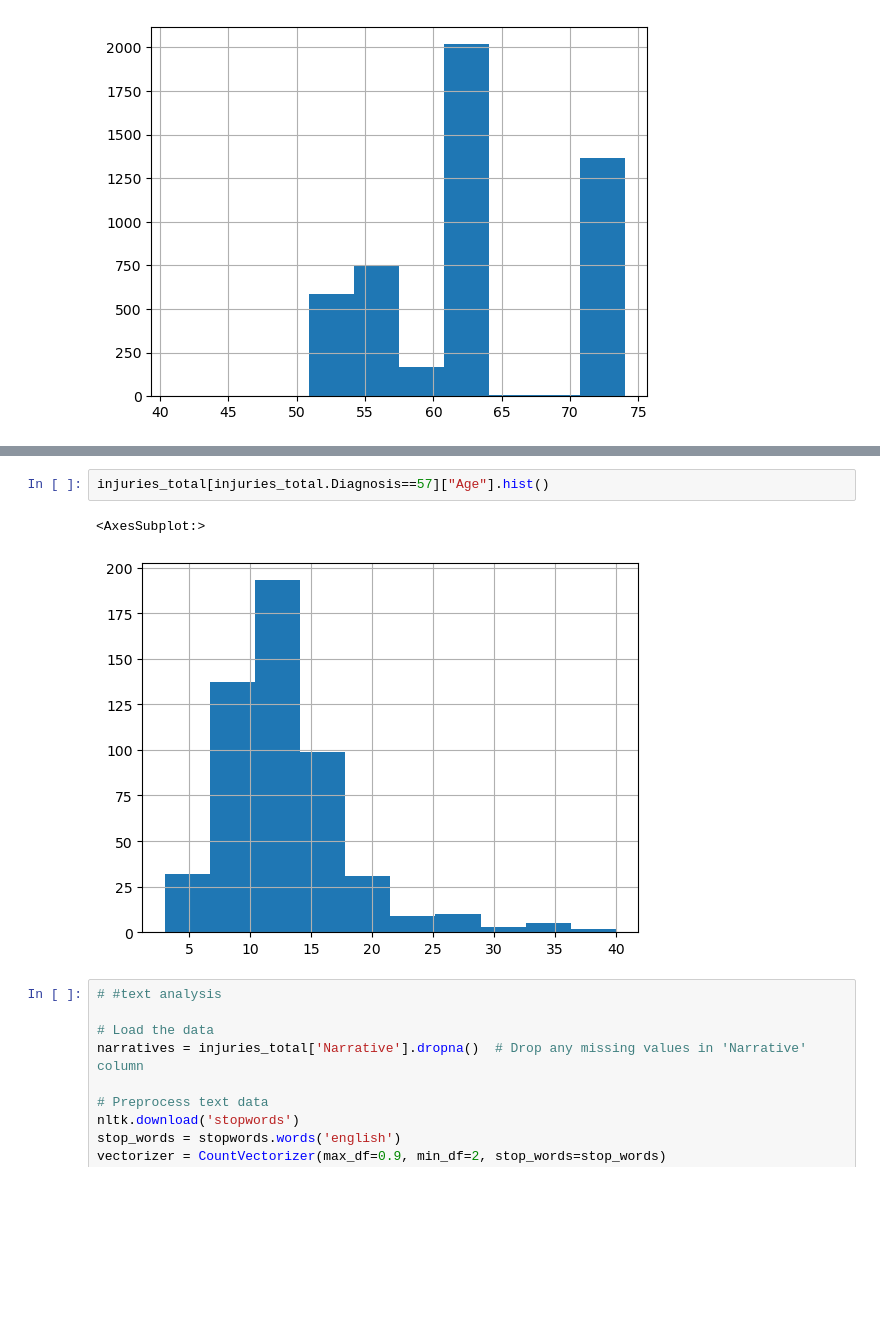
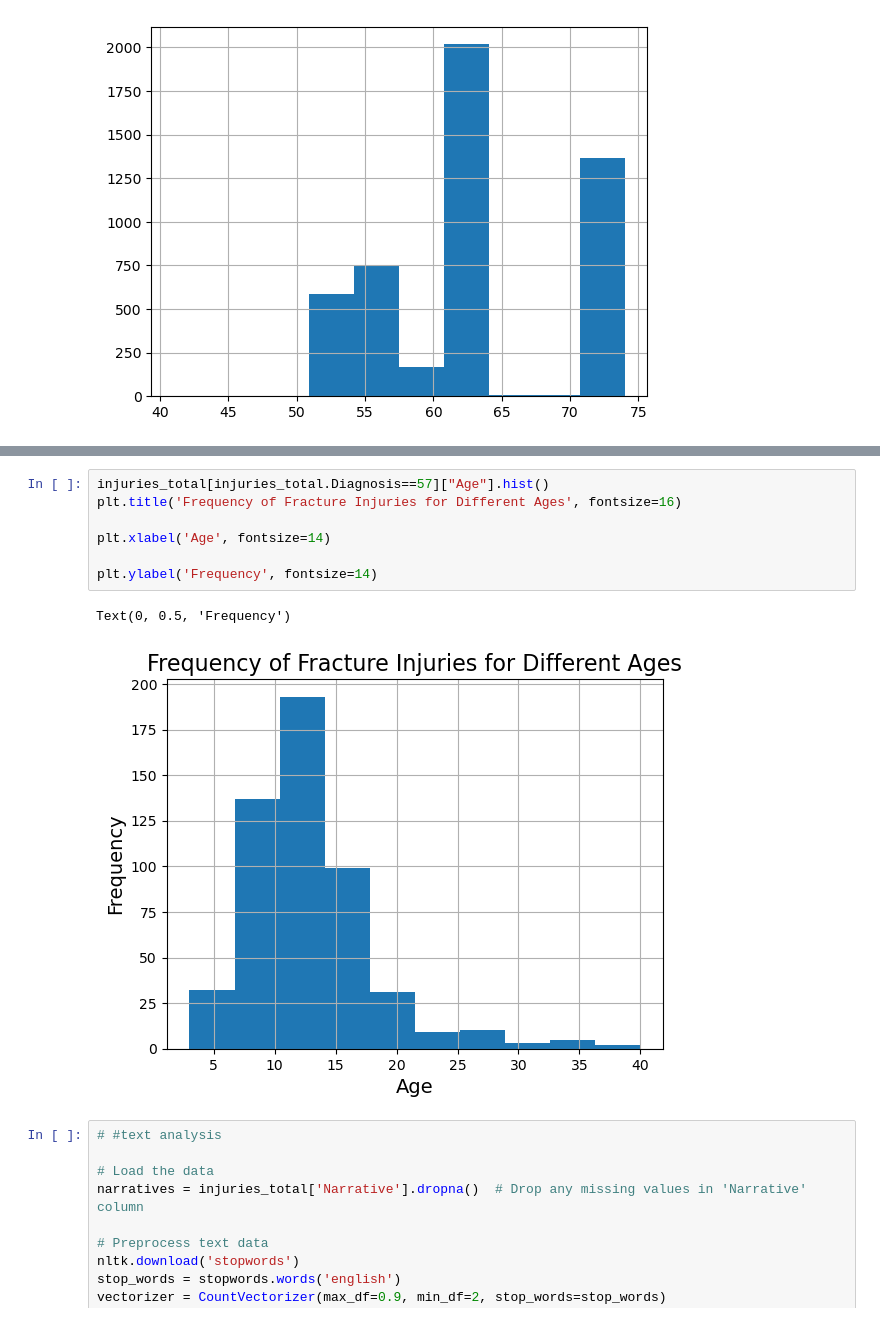
Before and after one commit to ccgurek/Data-400-Final-Project, a Jupyter notebook: Final Project Work.ipynb, the cells around one changed output, grey strips where cells are left out. Saved outputs shown, nothing was run; the diff lists cells and outputs as text; blank space fills up the shorter version.

```diff
--- a/Final Project Work.ipynb
+++ b/Final Project Work.ipynb
@@ -160,8 +166,13 @@ injuries_total[injuries_total.Diagnosis==64]["Age"].hist()
 # %%
 injuries_total[injuries_total.Diagnosis==57]["Age"].hist()
+plt.title('Frequency of Fracture Injuries for Different Ages', fontsize=16)
+
+plt.xlabel('Age', fontsize=14)
+
+plt.ylabel('Frequency', fontsize=14)
 # %% [output]
-<AxesSubplot:>
+Text(0, 0.5, 'Frequency')
-[figure, old version]
+[figure, new version]
 # %%
 # #text analysis
 
```
Also changed, not shown: parts of 5 cells of this notebook.
